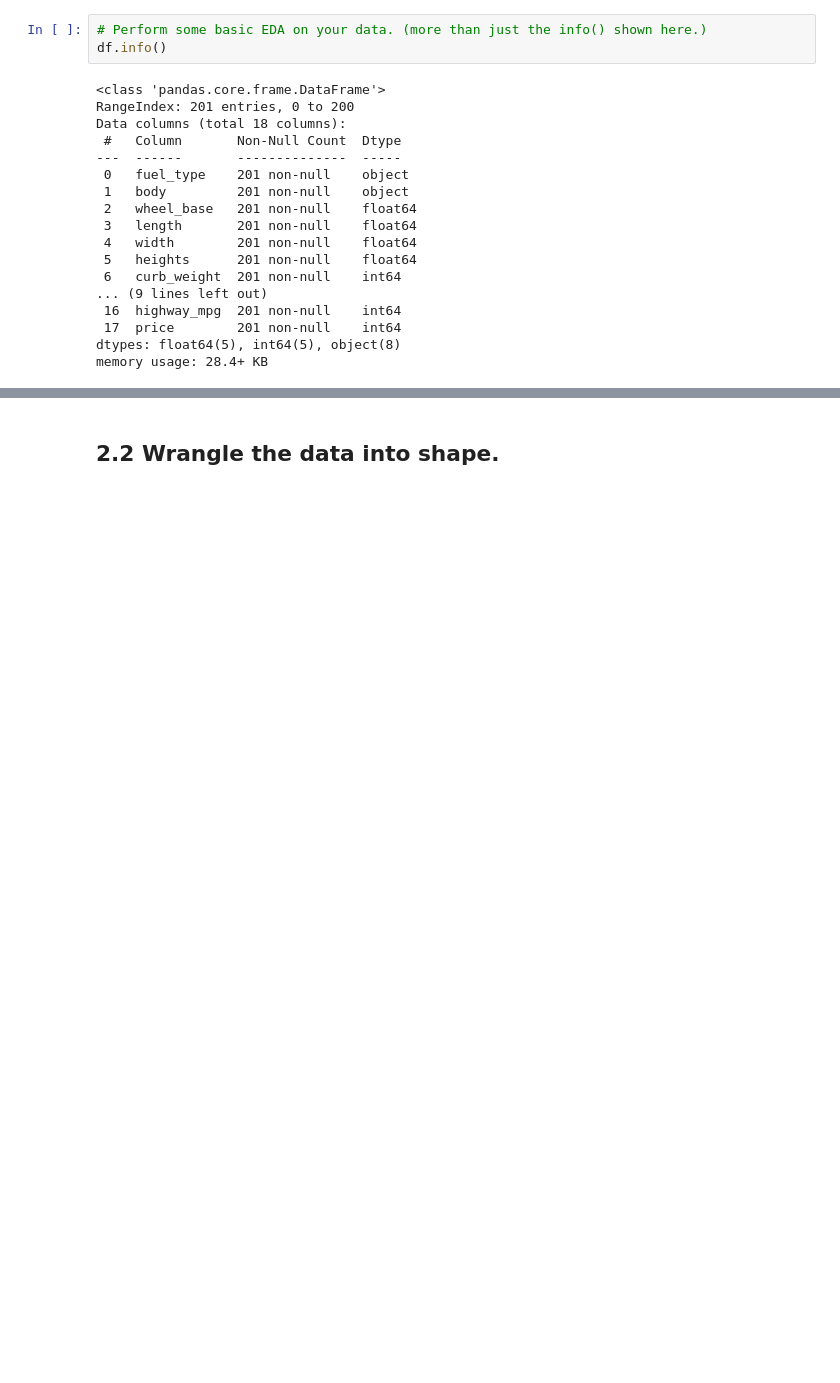
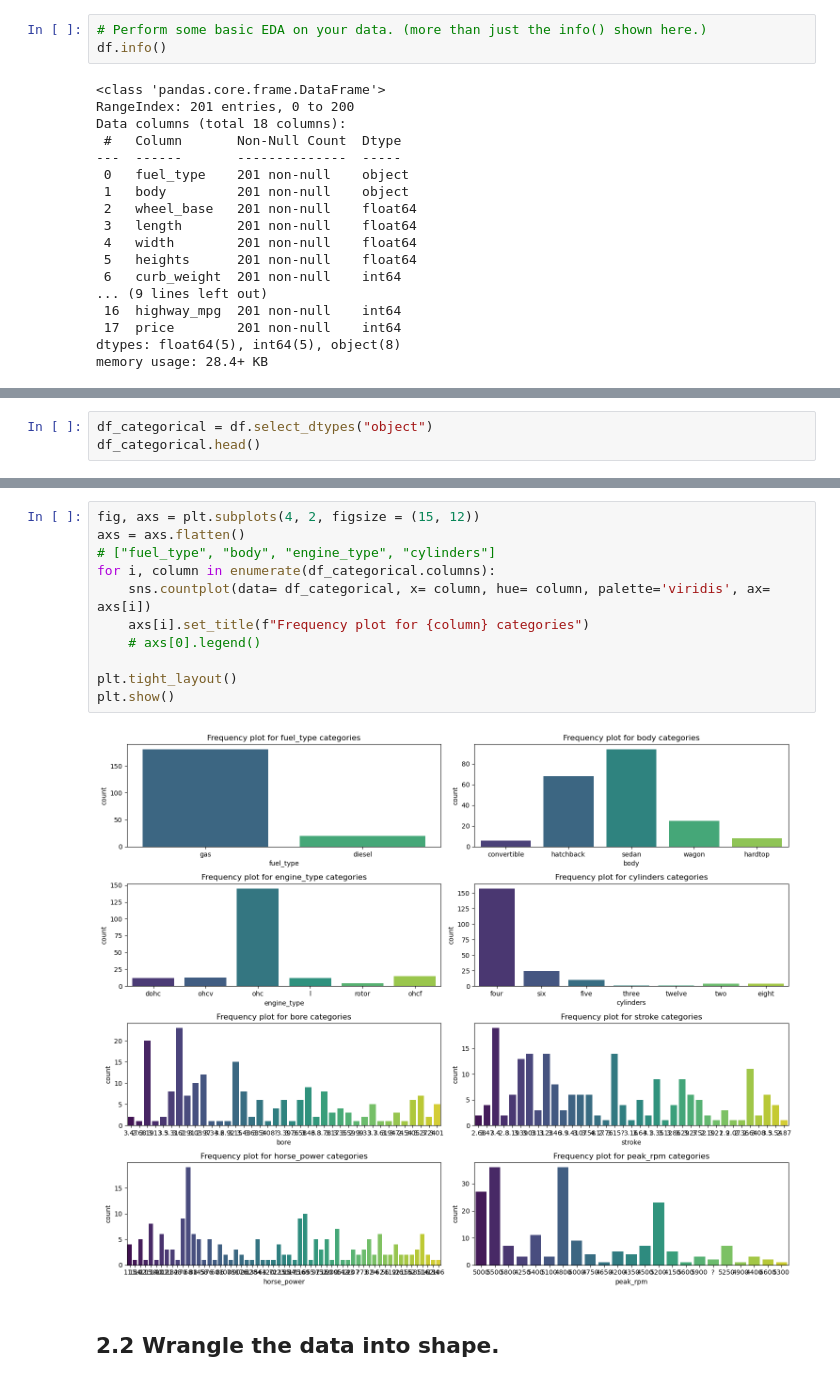
Before and after one commit to buddhathapa12/PrespectiveOnDataScience, a Jupyter notebook: ClassificationAnalysis/E923Q669_CS746_HW5_Classification.ipynb, the cells around one changed output, grey strips where cells are left out. Cells and saved outputs as stored; diff of their text form; blank space fills up the shorter version.

```diff
--- a/ClassificationAnalysis/E923Q669_CS746_HW5_Classification.ipynb
+++ b/ClassificationAnalysis/E923Q669_CS746_HW5_Classification.ipynb
@@ -146,0 +208,3 @@ memory usage: 28.4+ KB
+# %%
+df_categorical = df.select_dtypes("object")
+df_categorical.head()
@@ -147,3 +218,16 @@ memory usage: 28.4+ KB
+# %%
+fig, axs = plt.subplots(4, 2, figsize = (15, 12))
+axs = axs.flatten()
+# ["fuel_type", "body", "engine_type", "cylinders"]
+for i, column in enumerate(df_categorical.columns):
+    sns.countplot(data= df_categorical, x= column, hue= column, palette='viridis', ax= axs[i])
+    axs[i].set_title(f"Frequency plot for {column} categories")
+    # axs[0].legend()
+
+plt.tight_layout()
+plt.show()
+# %% [output]
+[figure, added]
 # %% [markdown]
 ## 2.2 Wrangle the data into shape.
 # %%
```
Also changed, not shown: parts of 7 cells of this notebook.
